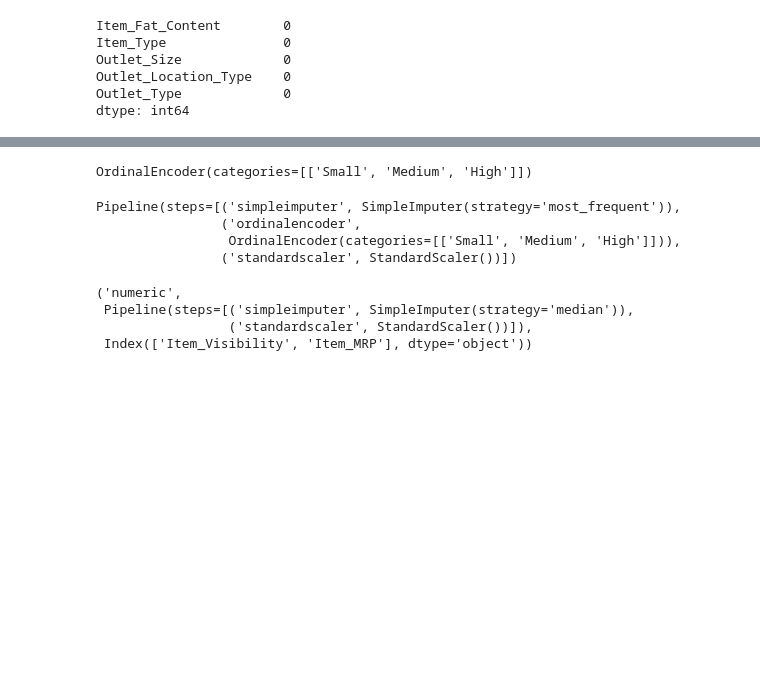
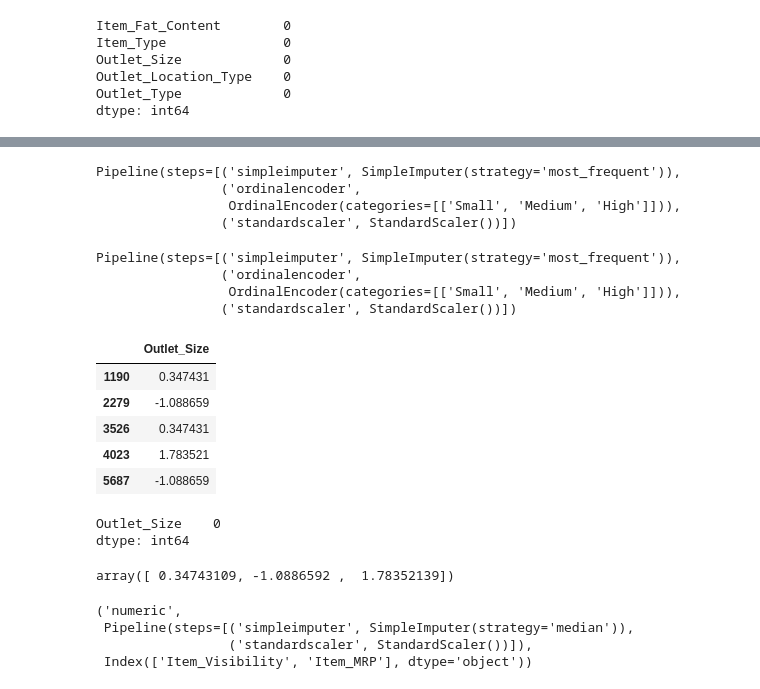
Before and after one commit to helarebah/sales-predictions, a Jupyter notebook: Sales_predictions.ipynb, the cells around one changed output, grey strips where cells are left out. Drawn from its saved outputs; the diff is of its cells as text; code cells hidden in the pictures; blank space fills up the shorter version.

```diff
--- a/Sales_predictions.ipynb
+++ b/Sales_predictions.ipynb
@@ -362,4 +376,3 @@ Pipeline(steps=[('simpleimputer',
 # impute the ordinal columns
 # %%
 impute_most_freq = SimpleImputer(strategy='most_frequent')
-impute_most_freq.fit(X_train[ordinal_cols])
@@ -380,7 +379,6 @@ array(['Medium', 'Small', 'High'], dtype=object)
 # %%
-outlet_size_order = ['Small','Medium', 'High']
+qual_cond_order = ['Small', 'Medium', 'High']
+ordinal_category_orders = [qual_cond_order]
 # %%
-ord_encoder = OrdinalEncoder(categories=[outlet_size_order])
-ord_encoder.fit(X_train_ord_imputed)
+ord_encoder = OrdinalEncoder(categories=ordinal_category_orders)
+scaler_ord = StandardScaler()
-# %% [output]
-OrdinalEncoder(categories=[['Small', 'Medium', 'High']])
@@ -394,6 +390,33 @@ Pipeline(steps=[('simpleimputer', SimpleImputer(strategy='most_frequent')),
                 ('ordinalencoder',
                  OrdinalEncoder(categories=[['Small', 'Medium', 'High']])),
                 ('standardscaler', StandardScaler())])
+# %%
+ord_pipe.fit(X_train[ordinal_cols])
+# %% [output]
+Pipeline(steps=[('simpleimputer', SimpleImputer(strategy='most_frequent')),
+                ('ordinalencoder',
+                 OrdinalEncoder(categories=[['Small', 'Medium', 'High']])),
+                ('standardscaler', StandardScaler())])
+# %%
+X_train_ord_tf = ord_pipe.transform(X_train[ordinal_cols])
+X_test_ord_tf = ord_pipe.transform(X_test[ordinal_cols])
+X_train_ord_tf.head()
+# %% [output]
+|  | Outlet_Size |
+| 1190 | 0.347431 |
+| 2279 | -1.088659 |
+| 3526 | 0.347431 |
+| 4023 | 1.783521 |
+| 5687 | -1.088659 |
+# %%
+X_train_ord_tf.isna().sum()
+# %% [output]
+Outlet_Size    0
+dtype: int64
+# %%
+X_train_ord_tf['Outlet_Size'].unique()
+# %% [output]
+array([ 0.34743109, -1.0886592 ,  1.78352139])
 # %%
 num_tuple = ('numeric', num_pipe, numeric_cols)
 num_tuple
```
Also changed, not shown: parts of 29 cells of this notebook.
